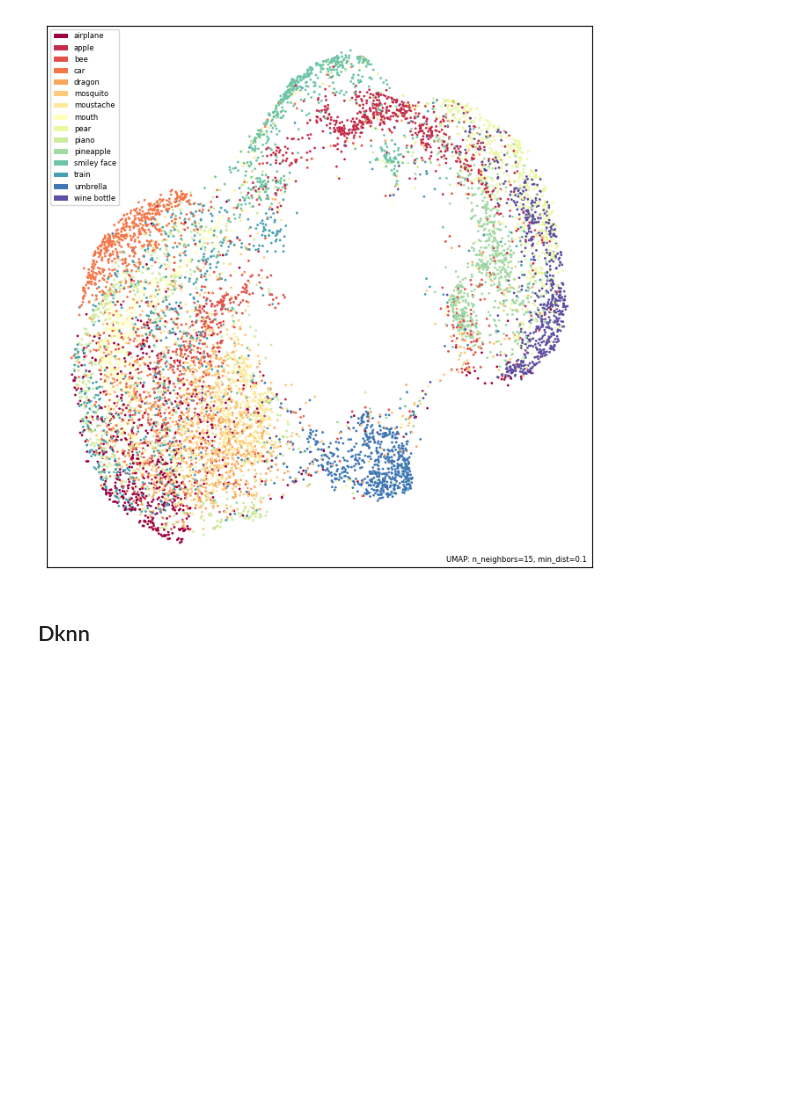
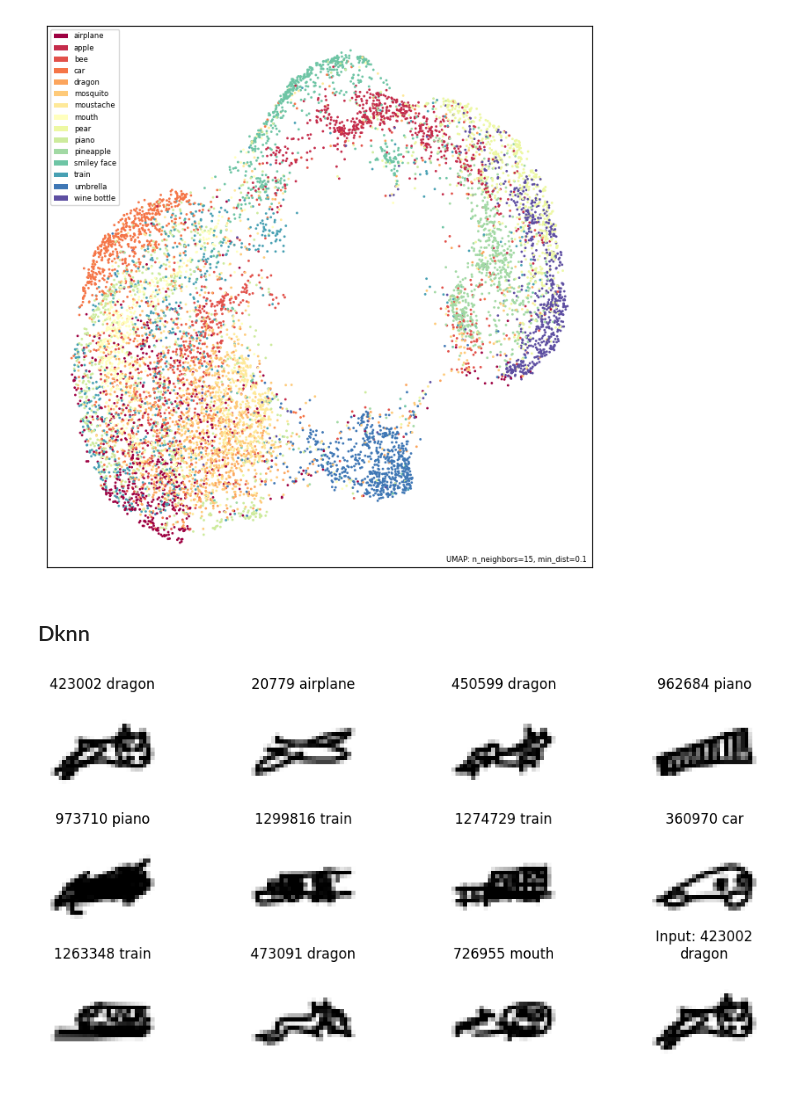
Before and after one commit to moritzdueck/collaiborate, a Jupyter notebook: collaiborate/Saliency.ipynb, the cells around one changed output. Cells and saved outputs as stored; diff of their text form; code cells hidden in the pictures; blank space fills up the shorter version.

```diff
--- a/collaiborate/Saliency.ipynb
+++ b/collaiborate/Saliency.ipynb
@@ -478,6 +477,40 @@ umap.plot.points(embedding, labels=labels)
 [figure]
 # %% [markdown]
 ## Dknn
+# %%
+def get_df_for_raw_input():
+    predictions = []
+    for i, batch in tqdm(enumerate(validation_dataloader, 0)):
+        x, y, idx = batch
+
+        logits = model(x)
+        logits = logits.detach().numpy()
+        probs = np.exp(logits)/np.exp(logits).sum()
+
+        y_hat = np.argmax(logits)
+
+        predictions.append([idx, x, y.item(), y_hat.item() ])
+
+    df = pd.DataFrame(predictions, columns=["idx", "intermediate","y","y_hat"])
+    df["idx"] = df["idx"].apply(lambda x : x.item())
+    df["intermediate"] = df["intermediate"].apply(lambda x : x.detach().numpy())
+    return df
+# %%
+def get_knn_for_input(df):
+    knn_input = np.stack(df["intermediate"].apply(lambda x : x.flatten()))
+    knn_labels = np.stack(df["idx"]).reshape(-1,1)
+
+    tree = scipy.spatial.cKDTree(knn_input)
+
+    def query(idx, k):
+
+        query = dataset[idx][0]
+        i_query = query.flatten().detach().numpy().reshape(1,-1)
+
+        dd, ii = tree.query(i_query, k=list(range(k+1))[1:])
+        return list(map((lambda x : knn_labels[x]), ii))
+
+    return query
 # %%
 def get_df_intermediate_representation(layer):
     predictions = []
@@ -542,0 +579,3 @@ query_10 = get_knn_for_layer(df_layer_10, 10)
+# %%
+df_layer_0 = get_df_for_raw_input()
+query_0 = get_knn_for_input(df_layer_0)
@@ -542,0 +584,4 @@ query_10 = get_knn_for_layer(df_layer_10, 10)
+# %%
+plot_closest(idx, query_0)
+# %% [output]
+[figure, added]
```
Also changed, not shown: parts of 26 cells of this notebook, 3 other files.
